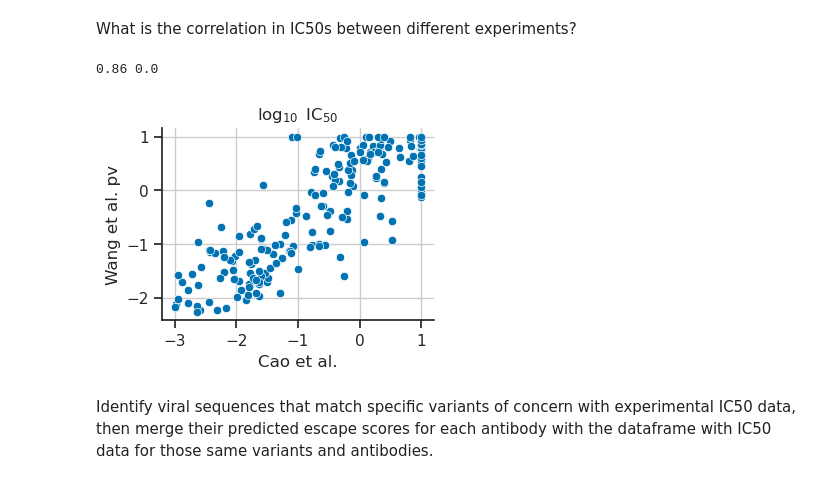
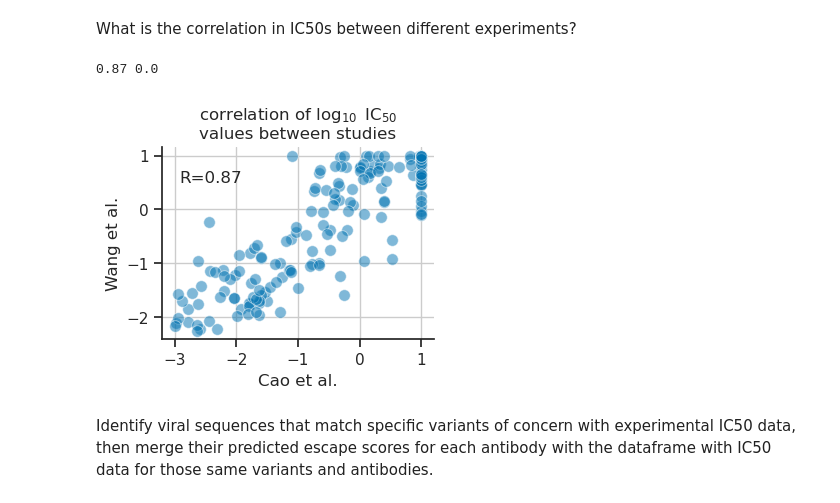
Before and after one commit to matsengrp/ncov-ab-escape, a Jupyter notebook: notebooks/analyze_escape_scores.ipynb, the cells around one changed output. Drawn from its saved outputs; the diff is of its cells as text; code cells hidden in the pictures.

Commit message:
Update notebooks and input data, and remove old results

```diff
--- a/notebooks/analyze_escape_scores.ipynb
+++ b/notebooks/analyze_escape_scores.ipynb
@@ -72,3 +89,24 @@ Read in predicted escape scores for 1909 antibodies
+# %%
+# Read in data
+f = '/fh/fast/matsen_e/hhaddox/2024/SARS2-synonymous-mut-rate/SARS2-mut-fitness/results_gisaid_2024-04-24/aa_fitness/aamut_fitness_by_clade.csv'
+fitness_df = pd.read_csv(f)
+
+# Consolidate the Delta clades using the same strategy as in the dataframe of escape scores
+# fitness_df['clade'] = fitness_df['clade'].replace({
+#     #'21A' : '21A',
+#     '21I' : '21A',
+#     '21J' : '21A',
+# })
+# fitness_df = fitness_df.groupby(['clade', 'gene', 'aa_mutation'], as_index=False).agg(
+#     delta_fitness = pd.NamedAgg('delta_fitness', 'mean'),
+#     actual_count = pd.NamedAgg('actual_count', 'sum'),
+#     expected_count = pd.NamedAgg('expected_count', 'sum'),
+# )
+
+# Merge with clade names in the dataframe of escape scores
+fitness_df.rename(columns={'clade':'clade3'}, inplace=True)
+clade3_df = escape_scores_df.drop_duplicates('clade')[['clade', 'clade3']]
+fitness_df = fitness_df.merge(clade3_df, on='clade3', how='left')
 # %% [markdown]
 Read in IC50 data
 # %%
@@ -273,7 +334,7 @@ traj_df.rename(columns={'escape_score' : 'mean_escape'}, inplace=True)
 # Add columns to escape_df that give antibody metadata relative to the D614G strain
 traj_df = traj_df.merge(
     init_ic50s_df[['antibody', 'IC50', 'IC50_weight', 'log_IC50', 'source']],
-    on='antibody', #how='left'
+    on='antibody', how='left'
 )
 traj_df['wtd_escape_score'] = traj_df['mean_escape'] * traj_df['IC50_weight']
 
@@ -597,24 +772,26 @@ What is the correlation in IC50s between different experiments?
 # %%
 viruses = ['D614G', 'BA.1']
 data = (
     ic50s_df[ic50s_df['virus'].isin(viruses)]
     .pivot_table(index=['antibody', 'virus'], columns='study', values='log_IC50')
     .dropna(subset=['Cao et al.', 'Wang et al. pv'])
 )
 
 (r, p) = scipy.stats.pearsonr(data['Cao et al.'], data['Wang et al. pv'])
 print(round(r, 2), round(p, 2))
 
 # Plot data
 plt.figure(figsize=[3.5,2.5])
-sns.scatterplot(x='Cao et al.', y='Wang et al. pv', data=data)
-plt.title(r'$\log_{10}$ IC$_{50}$')
+sns.scatterplot(x='Cao et al.', y='Wang et al. pv', data=data, s=70, alpha=0.5)
+plt.annotate(f'R={round(r,2)}', [-2.92, 0.5])
+plt.ylabel('Wang et al.')
+plt.title('correlation of $\log_{10}$ IC$_{50}$\nvalues between studies')
 plt.grid()
 sns.despine()
 plt.show()
 # %% [output]
-0.86 0.0
+0.87 0.0
-[figure, old version]
+[figure, new version]
 # %% [markdown]
 Identify viral sequences that match specific variants of concern with experimental IC50 data, then merge their predicted escape scores for each antibody with the dataframe with IC50 data for those same variants and antibodies.
 # %%
```
Also changed, not shown: parts of 38 cells of this notebook, 18 other files.
